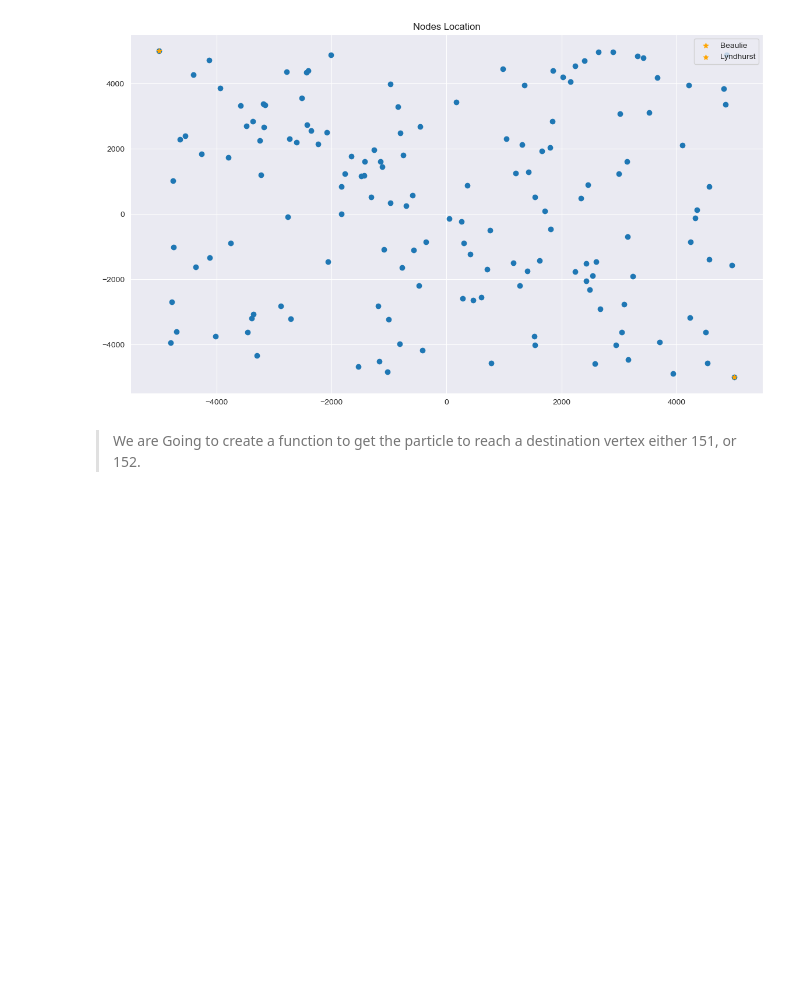
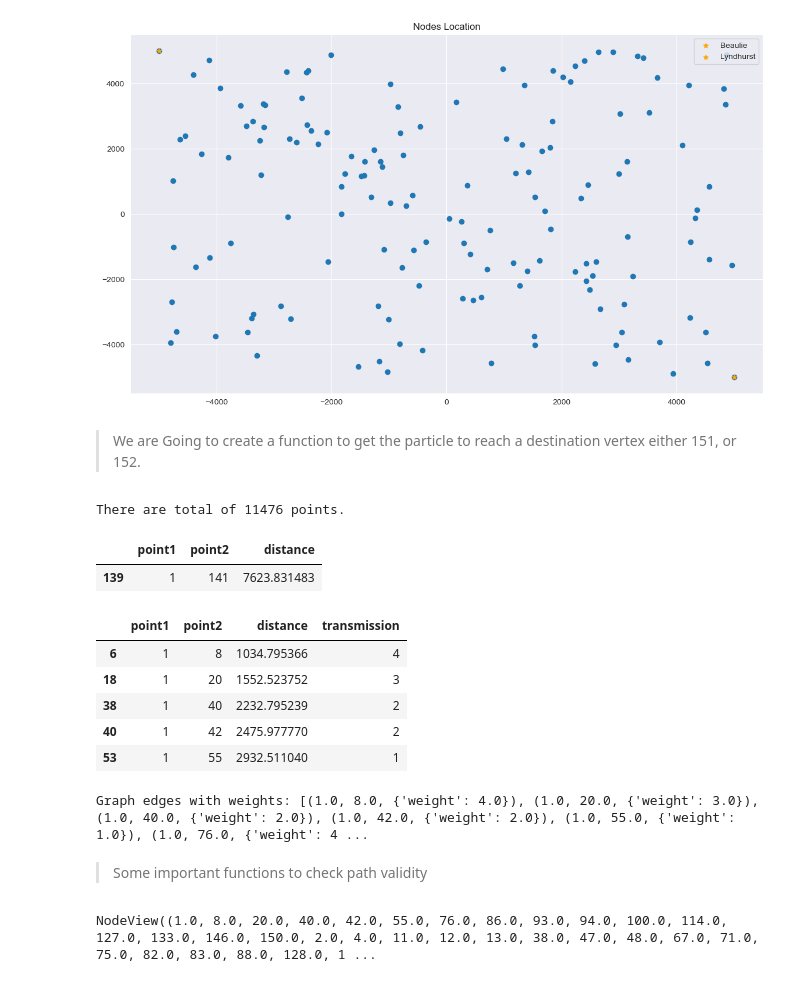
Before and after one commit to gerryfrank10/optimisation-and-algorithms, a Jupyter notebook: assesment/solution2.ipynb, the cells around one changed output. Drawn from its saved outputs; the diff is of its cells as text; code cells hidden in the pictures; blank space fills up the shorter version.

```diff
--- a/assesment/solution2.ipynb
+++ b/assesment/solution2.ipynb
@@ -38,3 +39,36 @@ plt.show()
 [figure]
 # %% [markdown]
 > We are Going to create a function to get the particle to reach a destination vertex either 151, or 152.
+# %%
+def calculate_distance(x1, x2, y1, y2):
+    return np.sqrt((x1 - x2) ** 2 + (y1 - y2) ** 2)
+distances = [] # List for appending in dataframe
+for i in range(len(position_data)):
+    for j in range(i + 1, len(position_data)):
+        id1 = position_data.index[i]
+        id2 = position_data.index[j]
+        x1, y1 = position_data.iloc[i]['Position1'], position_data.iloc[i]['Position2']
+        x2, y2 = position_data.iloc[j]['Position1'], position_data.iloc[j]['Position2']
+        distance = calculate_distance(x1, x2, y1, y2)
+        distances.append({"point1": id1, "point2": id2, "distance": distance})
+
+distance_df = pd.DataFrame(distances)
+print(f'There are total of {len(distance_df)} points.')
+distance_df.loc[(distance_df['point1'] == 1)& (distance_df['point2'] == 141)]
+# %% [output]
+There are total of 11476 points.
+|  | point1 | point2 | distance |
+| 139 | 1 | 141 | 7623.831483 |
+# %%
+bins = [0, 500, 1000, 1500, 2000, 2500, 3000, float('inf')]
+labels = [7,5,4,3,2,1,0]
+distance_df['transmission'] = pd.cut(distance_df['distance'], bins=bins, labels=labels, right=False)
+distance_df.drop(distance_df.index[distance_df['transmission'] == 0], inplace=True)
+distance_df.head()
+# %% [output]
+|  | point1 | point2 | distance | transmission |
+| 6 | 1 | 8 | 1034.795366 | 4 |
+| 18 | 1 | 20 | 1552.523752 | 3 |
+| 38 | 1 | 40 | 2232.795239 | 2 |
+| 40 | 1 | 42 | 2475.977770 | 2 |
+| 53 | 1 | 55 | 2932.511040 | 1 |
@@ -40,0 +80,6 @@ plt.show()
+# %%
+print(f"Graph edges with weights: {list(G.edges(data=True))}")
+# %% [output]
+Graph edges with weights: [(1.0, 8.0, {'weight': 4.0}), (1.0, 20.0, {'weight': 3.0}), (1.0, 40.0, {'weight': 2.0}), (1.0, 42.0, {'weight': 2.0}), (1.0, 55.0, {'weight': 1.0}), (1.0, 76.0, {'weight': 4 ...
+# %% [markdown]
+> Some important functions to check path validity
@@ -40,0 +95,4 @@ plt.show()
+# %%
+G.nodes()
+# %% [output]
+NodeView((1.0, 8.0, 20.0, 40.0, 42.0, 55.0, 76.0, 86.0, 93.0, 94.0, 100.0, 114.0, 127.0, 133.0, 146.0, 150.0, 2.0, 4.0, 11.0, 12.0, 13.0, 38.0, 47.0, 48.0, 67.0, 71.0, 75.0, 82.0, 83.0, 88.0, 128.0, 1 ...
```
Also changed, not shown: parts of 14 cells of this notebook.
